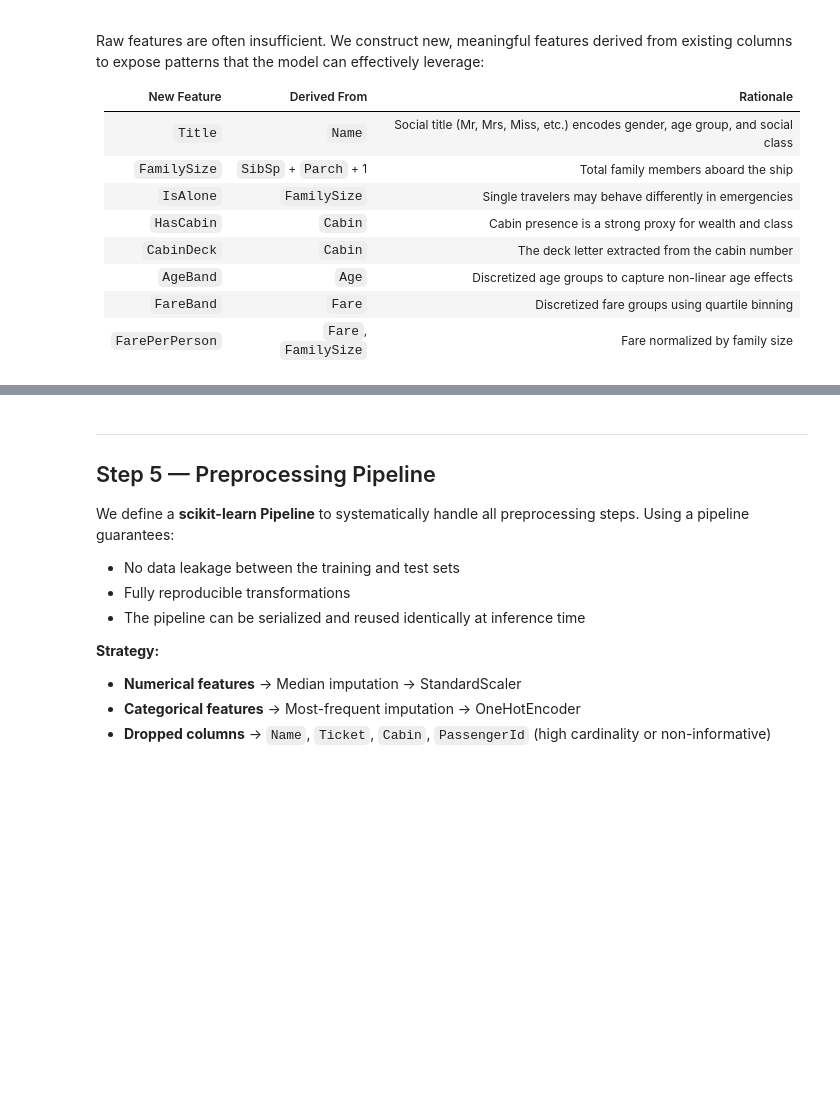
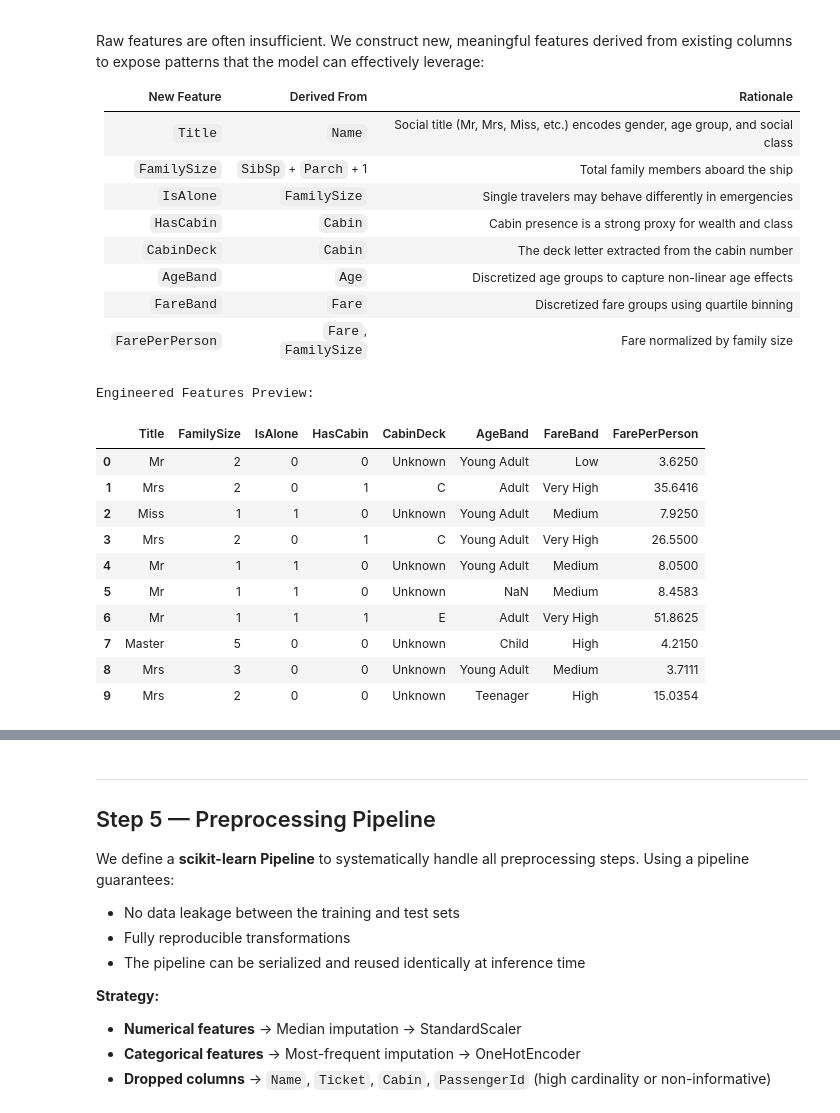
Before and after one commit to NumiKun/Titanic-Passenger-Survival-Prediction, a Jupyter notebook: Model/titanic_survival_lgbm.ipynb, the cells around one changed output, grey strips where cells are left out. Cells and saved outputs as stored; diff of their text form; code cells hidden in the pictures; blank space fills up the shorter version.

```diff
--- a/Model/titanic_survival_lgbm.ipynb
+++ b/Model/titanic_survival_lgbm.ipynb
@@ -264,37 +329,50 @@ def engineer_features(data):
     df_fe["Title"] = df_fe["Title"].replace(rare_titles, "Rare")
     df_fe["Title"] = df_fe["Title"].replace({"Mlle": "Miss", "Ms": "Miss", "Mme": "Mrs"})
 
     df_fe["FamilySize"] = df_fe["SibSp"] + df_fe["Parch"] + 1
     df_fe["IsAlone"] = (df_fe["FamilySize"] == 1).astype(int)
 
     df_fe["HasCabin"] = df_fe["Cabin"].notna().astype(int)
     df_fe["CabinDeck"] = df_fe["Cabin"].str[0].fillna("Unknown")
 
     df_fe["AgeBand"] = pd.cut(
         df_fe["Age"],
         bins=[0, 12, 18, 35, 60, 120],
         labels=["Child", "Teenager", "Young Adult", "Adult", "Senior"]
     ).astype(str)
 
-    clipped_fare = df_fe["Fare"].clip(upper=df_fe["Fare"].quantile(0.99))
-    df_fe["FareBand"] = pd.qcut(
-        clipped_fare, q=4,
+    df_fe["FareBand"] = pd.cut(
+        df_fe["Fare"],
+        bins=[0, 7.91, 14.45, 31.0, df_fe["Fare"].max() + 1],
         labels=["Low", "Medium", "High", "Very High"],
-        duplicates="drop"
+        include_lowest=True
     ).astype(str)
 
     df_fe["FarePerPerson"] = df_fe["Fare"] / df_fe["FamilySize"]
 
     return df_fe
 
 
 df_fe = engineer_features(df)
 
 new_features = ["Title", "FamilySize", "IsAlone", "HasCabin", "CabinDeck",
                 "AgeBand", "FareBand", "FarePerPerson"]
 
 print("Engineered Features Preview:")
 df_fe[new_features].head(10)
+# %% [output]
+Engineered Features Preview:
+|  | Title | FamilySize | IsAlone | HasCabin | CabinDeck | AgeBand | FareBand | FarePerPerson |
+| 0 | Mr | 2 | 0 | 0 | Unknown | Young Adult | Low | 3.6250 |
+| 1 | Mrs | 2 | 0 | 1 | C | Adult | Very High | 35.6416 |
+| 2 | Miss | 1 | 1 | 0 | Unknown | Young Adult | Medium | 7.9250 |
+| 3 | Mrs | 2 | 0 | 1 | C | Young Adult | Very High | 26.5500 |
+| 4 | Mr | 1 | 1 | 0 | Unknown | Young Adult | Medium | 8.0500 |
+| 5 | Mr | 1 | 1 | 0 | Unknown | NaN | Medium | 8.4583 |
+| 6 | Mr | 1 | 1 | 1 | E | Adult | Very High | 51.8625 |
+| 7 | Master | 5 | 0 | 0 | Unknown | Child | High | 4.2150 |
+| 8 | Mrs | 3 | 0 | 0 | Unknown | Young Adult | Medium | 3.7111 |
+| 9 | Mrs | 2 | 0 | 0 | Unknown | Teenager | High | 15.0354 |
 # %%
 fig, axes = plt.subplots(1, 3, figsize=(18, 5))
 fig.suptitle("Survival Rate by Engineered Features", fontsize=15, fontweight="bold")
```
Also changed, not shown: parts of 19 cells of this notebook.
